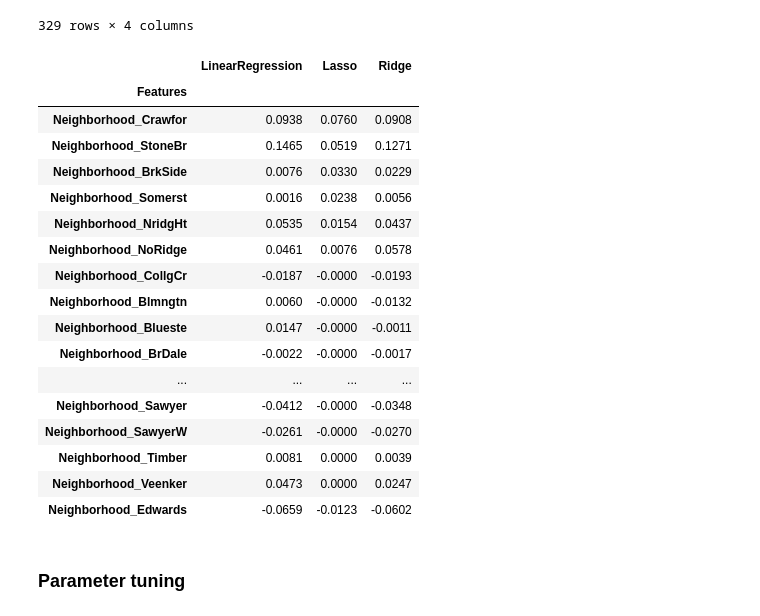
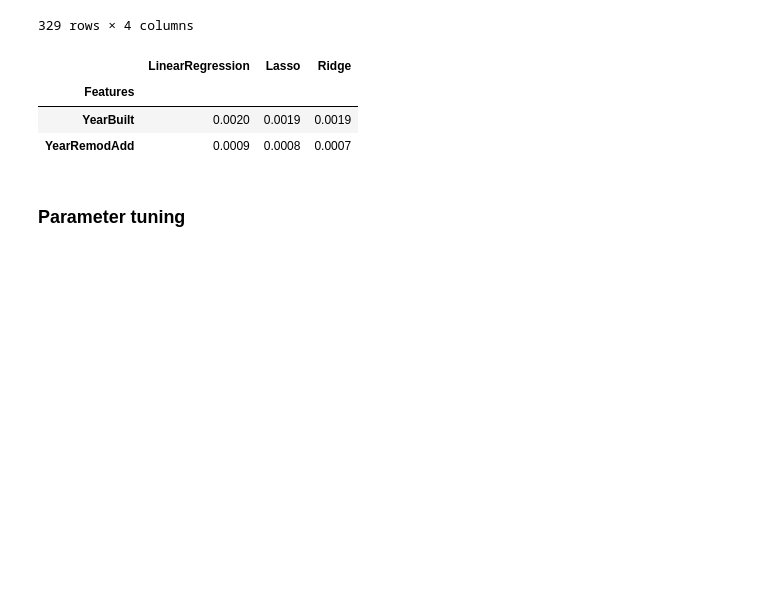
Before and after one commit to StevenDalderop/Ames-Housing-Dataset, a Jupyter notebook: Ames Housing Dataset.ipynb, the cells around one changed output. Drawn from its saved outputs; the diff is of its cells as text; code cells hidden in the pictures; blank space fills up the shorter version.

```diff
--- a/Ames Housing Dataset.ipynb
+++ b/Ames Housing Dataset.ipynb
@@ -130,3 +165,6 @@ del df["LSalePrice"]
+# %%
+for f in skewed_features:
+    df[f]=np.log1p(df[f])
 # %% [markdown]
 ### Model
 # %%
@@ -157,10 +195,12 @@ def root_mean_squared_error(truth,predictions):
     return np.sqrt(sum((truth-predictions) ** 2)/len(truth))
 rmse_scorer=make_scorer(root_mean_squared_error,greater_is_better=False)
 # %%
-regr=[LinearRegression(),Lasso(alpha=0.001),Ridge(alpha=10),XGBRegressor(max_depth=3),\
+regr=[LinearRegression(),Lasso(alpha=0.00001),Ridge(alpha=1),XGBRegressor(max_depth=3),\
       RandomForestRegressor(max_depth=25,n_estimators=60)]
+# %%
+kf = KFold(5, shuffle=True, random_state=42).get_n_splits(train.values)
 # %%
-def cross_validation(regr=regr,X_train=X,y_train=np.log(y),scoring=rmse_scorer,cv=3):
+def cross_validation(regr=regr,X_train=X,y_train=np.log(y),scoring=rmse_scorer,cv=kf):
     names=[]
     mean_test_scores=[]
     test_stds=[]
@@ -172,7 +212,7 @@ def cross_validation(regr=regr,X_train=X,y_train=np.log(y),scoring=rmse_scorer,c
     for r in regr:
         name=r.__class__.__name__
         names.append(name)
-        outcomes[name]=cross_validate(r,X_train,y_train,scoring=rmse_scorer,cv=cv)
+        outcomes[name]=cross_validate(r,X_train,y_train,scoring=scoring,cv=cv)
 
         mean_test_scores.append(-outcomes[name]["test_score"].mean())
         test_stds.append(outcomes[name]["test_score"].std())
@@ -223,26 +263,12 @@ results
 | 235 | MSZoning_C (all) | -0.3524 | -0.2043 | -0.1437 |
 329 rows × 4 columns
 # %%
-results.set_index("Features").filter(like="Neigh",axis=0)
+results.set_index("Features").filter(like="Year",axis=0)
 # %% [output]
 |  | LinearRegression | Lasso | Ridge |
 | Features |  |  |  |
-| Neighborhood_Crawfor | 0.0938 | 0.0760 | 0.0908 |
-| Neighborhood_StoneBr | 0.1465 | 0.0519 | 0.1271 |
-| Neighborhood_BrkSide | 0.0076 | 0.0330 | 0.0229 |
-| Neighborhood_Somerst | 0.0016 | 0.0238 | 0.0056 |
-| Neighborhood_NridgHt | 0.0535 | 0.0154 | 0.0437 |
-| Neighborhood_NoRidge | 0.0461 | 0.0076 | 0.0578 |
-| Neighborhood_CollgCr | -0.0187 | -0.0000 | -0.0193 |
-| Neighborhood_Blmngtn | 0.0060 | -0.0000 | -0.0132 |
-| Neighborhood_Blueste | 0.0147 | -0.0000 | -0.0011 |
-| Neighborhood_BrDale | -0.0022 | -0.0000 | -0.0017 |
-| ... | ... | ... | ... |
-| Neighborhood_Sawyer | -0.0412 | -0.0000 | -0.0348 |
-| Neighborhood_SawyerW | -0.0261 | -0.0000 | -0.0270 |
-| Neighborhood_Timber | 0.0081 | 0.0000 | 0.0039 |
-| Neighborhood_Veenker | 0.0473 | 0.0000 | 0.0247 |
-| Neighborhood_Edwards | -0.0659 | -0.0123 | -0.0602 |
+| YearBuilt | 0.0020 | 0.0019 | 0.0019 |
+| YearRemodAdd | 0.0009 | 0.0008 | 0.0007 |
 # %% [markdown]
 ### Parameter tuning
 # %%
```
Also changed, not shown: parts of 29 cells of this notebook, 1 other file.
